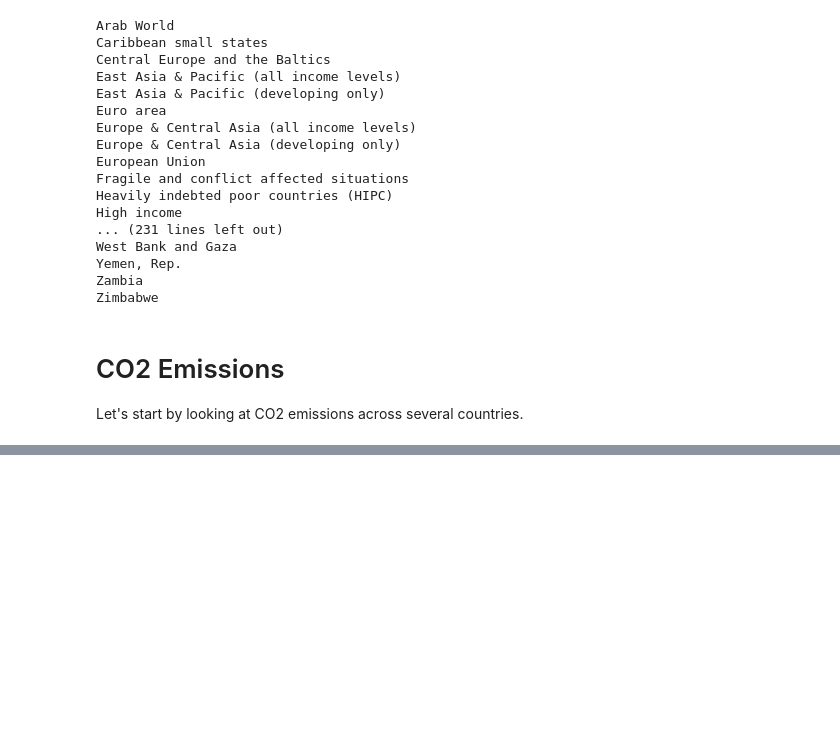
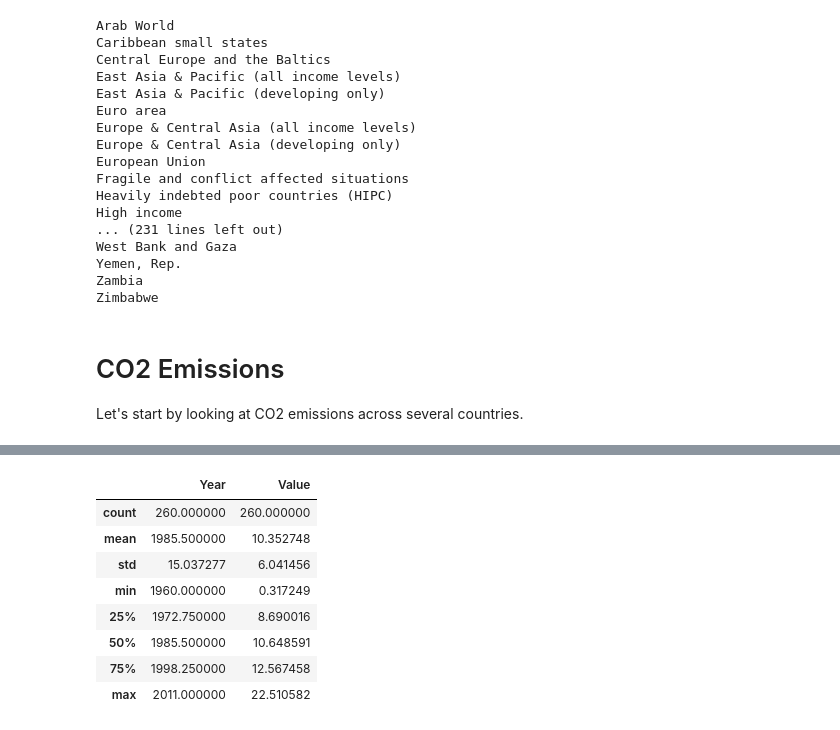
Before and after one commit to data-sandbox/world-development-indicators, a Jupyter notebook: world_development_indicators_exploration.ipynb, the cells around one changed output, grey strips where cells are left out. Cells and saved outputs as stored; diff of their text form; code cells hidden in the pictures; blank space fills up the shorter version.

```diff
--- a/world_development_indicators_exploration.ipynb
+++ b/world_development_indicators_exploration.ipynb
@@ -108,3 +121,15 @@ subset.head()
+# %%
+co2_emissions_df.describe()
+# %% [output]
+|  | Year | Value |
+| count | 260.000000 | 260.000000 |
+| mean | 1985.500000 | 10.352748 |
+| std | 15.037277 | 6.041456 |
+| min | 1960.000000 | 0.317249 |
+| 25% | 1972.750000 | 8.690016 |
+| 50% | 1985.500000 | 10.648591 |
+| 75% | 1998.250000 | 12.567458 |
+| max | 2011.000000 | 22.510582 |
 # %%
 # seaborn version
 plt.figure()
```
Also changed, not shown: parts of 6 cells of this notebook.
